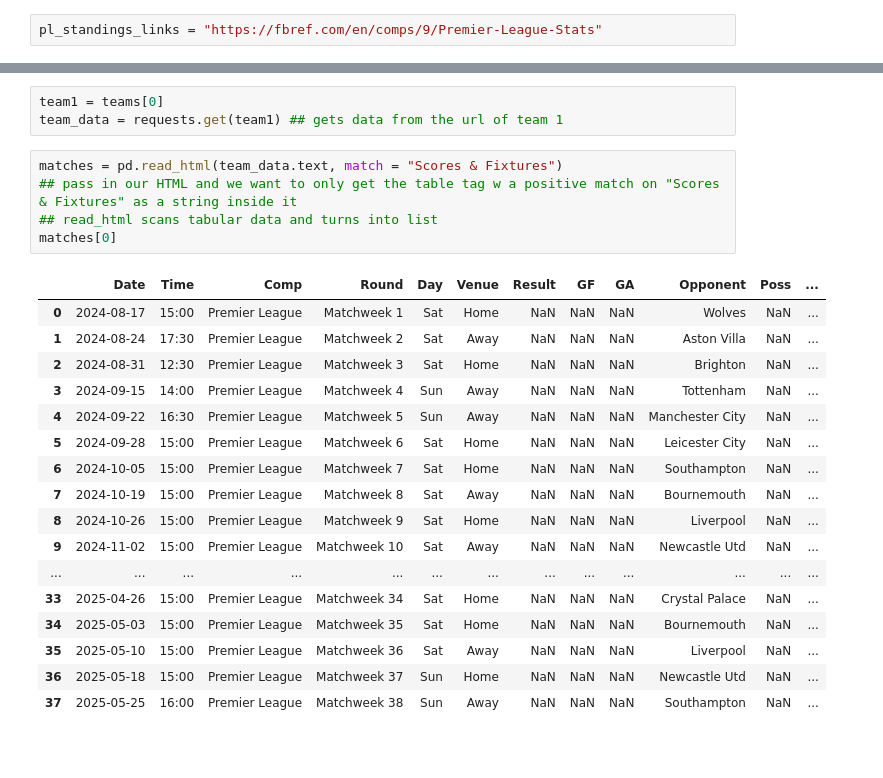
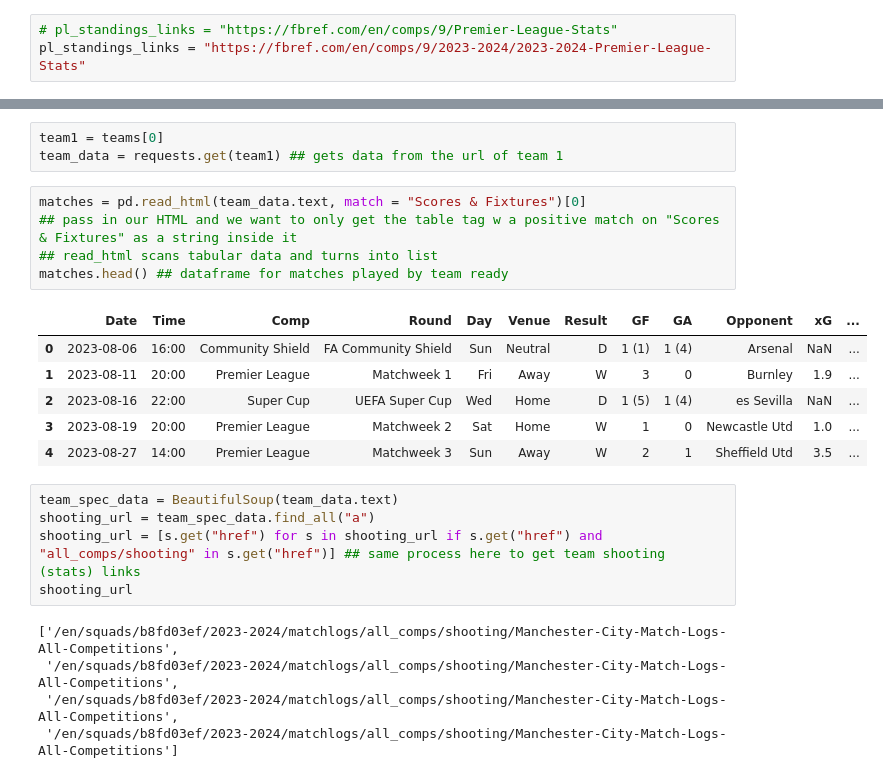
Before and after one commit to shouvikguha/Division-Diviner, a Jupyter notebook: England/Premier_League/PLScraping.ipynb, the cells around one changed output, grey strips where cells are left out. Cells and saved outputs as stored; diff of their text form; blank space fills up the shorter version.

Commit message:
Single season data

```diff
--- a/England/Premier_League/PLScraping.ipynb
+++ b/England/Premier_League/PLScraping.ipynb
@@ -5,7 +5,8 @@ import requests ## helps make HTTP requests
 from bs4 import BeautifulSoup ## helps with parsing HTML
 import pandas as pd ## helps with analysing our tabular data
 # %%
-pl_standings_links = "https://fbref.com/en/comps/9/Premier-League-Stats"
+# pl_standings_links = "https://fbref.com/en/comps/9/Premier-League-Stats"
+pl_standings_links = "https://fbref.com/en/comps/9/2023-2024/2023-2024-Premier-League-Stats"
 # %%
 pl_standings_data = requests.get(pl_standings_links) ## using requests to "get" data from the url
 # %%
@@ -43,25 +44,24 @@ teams
 team1 = teams[0]
 team_data = requests.get(team1) ## gets data from the url of team 1
 # %%
-matches = pd.read_html(team_data.text, match = "Scores & Fixtures")
+matches = pd.read_html(team_data.text, match = "Scores & Fixtures")[0]
 ## pass in our HTML and we want to only get the table tag w a positive match on "Scores & Fixtures" as a string inside it
 ## read_html scans tabular data and turns into list
-matches[0]
+matches.head() ## dataframe for matches played by team ready
 # %% [output]
-|  | Date | Time | Comp | Round | Day | Venue | Result | GF | GA | Opponent | Poss | ... |
-| 0 | 2024-08-17 | 15:00 | Premier League | Matchweek 1 | Sat | Home | NaN | NaN | NaN | Wolves | NaN | ... |
-| 1 | 2024-08-24 | 17:30 | Premier League | Matchweek 2 | Sat | Away | NaN | NaN | NaN | Aston Villa | NaN | ... |
-| 2 | 2024-08-31 | 12:30 | Premier League | Matchweek 3 | Sat | Home | NaN | NaN | NaN | Brighton | NaN | ... |
-| 3 | 2024-09-15 | 14:00 | Premier League | Matchweek 4 | Sun | Away | NaN | NaN | NaN | Tottenham | NaN | ... |
-| 4 | 2024-09-22 | 16:30 | Premier League | Matchweek 5 | Sun | Away | NaN | NaN | NaN | Manchester City | NaN | ... |
-| 5 | 2024-09-28 | 15:00 | Premier League | Matchweek 6 | Sat | Home | NaN | NaN | NaN | Leicester City | NaN | ... |
-| 6 | 2024-10-05 | 15:00 | Premier League | Matchweek 7 | Sat | Home | NaN | NaN | NaN | Southampton | NaN | ... |
-| 7 | 2024-10-19 | 15:00 | Premier League | Matchweek 8 | Sat | Away | NaN | NaN | NaN | Bournemouth | NaN | ... |
-| 8 | 2024-10-26 | 15:00 | Premier League | Matchweek 9 | Sat | Home | NaN | NaN | NaN | Liverpool | NaN | ... |
-| 9 | 2024-11-02 | 15:00 | Premier League | Matchweek 10 | Sat | Away | NaN | NaN | NaN | Newcastle Utd | NaN | ... |
-| ... | ... | ... | ... | ... | ... | ... | ... | ... | ... | ... | ... | ... |
-| 33 | 2025-04-26 | 15:00 | Premier League | Matchweek 34 | Sat | Home | NaN | NaN | NaN | Crystal Palace | NaN | ... |
-| 34 | 2025-05-03 | 15:00 | Premier League | Matchweek 35 | Sat | Home | NaN | NaN | NaN | Bournemouth | NaN | ... |
-| 35 | 2025-05-10 | 15:00 | Premier League | Matchweek 36 | Sat | Away | NaN | NaN | NaN | Liverpool | NaN | ... |
-| 36 | 2025-05-18 | 15:00 | Premier League | Matchweek 37 | Sun | Home | NaN | NaN | NaN | Newcastle Utd | NaN | ... |
-| 37 | 2025-05-25 | 16:00 | Premier League | Matchweek 38 | Sun | Away | NaN | NaN | NaN | Southampton | NaN | ... |
+|  | Date | Time | Comp | Round | Day | Venue | Result | GF | GA | Opponent | xG | ... |
+| 0 | 2023-08-06 | 16:00 | Community Shield | FA Community Shield | Sun | Neutral | D | 1 (1) | 1 (4) | Arsenal | NaN | ... |
+| 1 | 2023-08-11 | 20:00 | Premier League | Matchweek 1 | Fri | Away | W | 3 | 0 | Burnley | 1.9 | ... |
+| 2 | 2023-08-16 | 22:00 | Super Cup | UEFA Super Cup | Wed | Home | D | 1 (5) | 1 (4) | es Sevilla | NaN | ... |
+| 3 | 2023-08-19 | 20:00 | Premier League | Matchweek 2 | Sat | Home | W | 1 | 0 | Newcastle Utd | 1.0 | ... |
+| 4 | 2023-08-27 | 14:00 | Premier League | Matchweek 3 | Sun | Away | W | 2 | 1 | Sheffield Utd | 3.5 | ... |
+# %%
+team_spec_data = BeautifulSoup(team_data.text)
+shooting_url = team_spec_data.find_all("a")
+shooting_url = [s.get("href") for s in shooting_url if s.get("href") and "all_comps/shooting" in s.get("href")] ## same process here to get team shooting (stats) links
+shooting_url
+# %% [output]
+['/en/squads/b8fd03ef/2023-2024/matchlogs/all_comps/shooting/Manchester-City-Match-Logs-All-Competitions',
+ '/en/squads/b8fd03ef/2023-2024/matchlogs/all_comps/shooting/Manchester-City-Match-Logs-All-Competitions',
+ '/en/squads/b8fd03ef/2023-2024/matchlogs/all_comps/shooting/Manchester-City-Match-Logs-All-Competitions',
+ '/en/squads/b8fd03ef/2023-2024/matchlogs/all_comps/shooting/Manchester-City-Match-Logs-All-Competitions']
```
Also changed, not shown: parts of 4 cells of this notebook.
